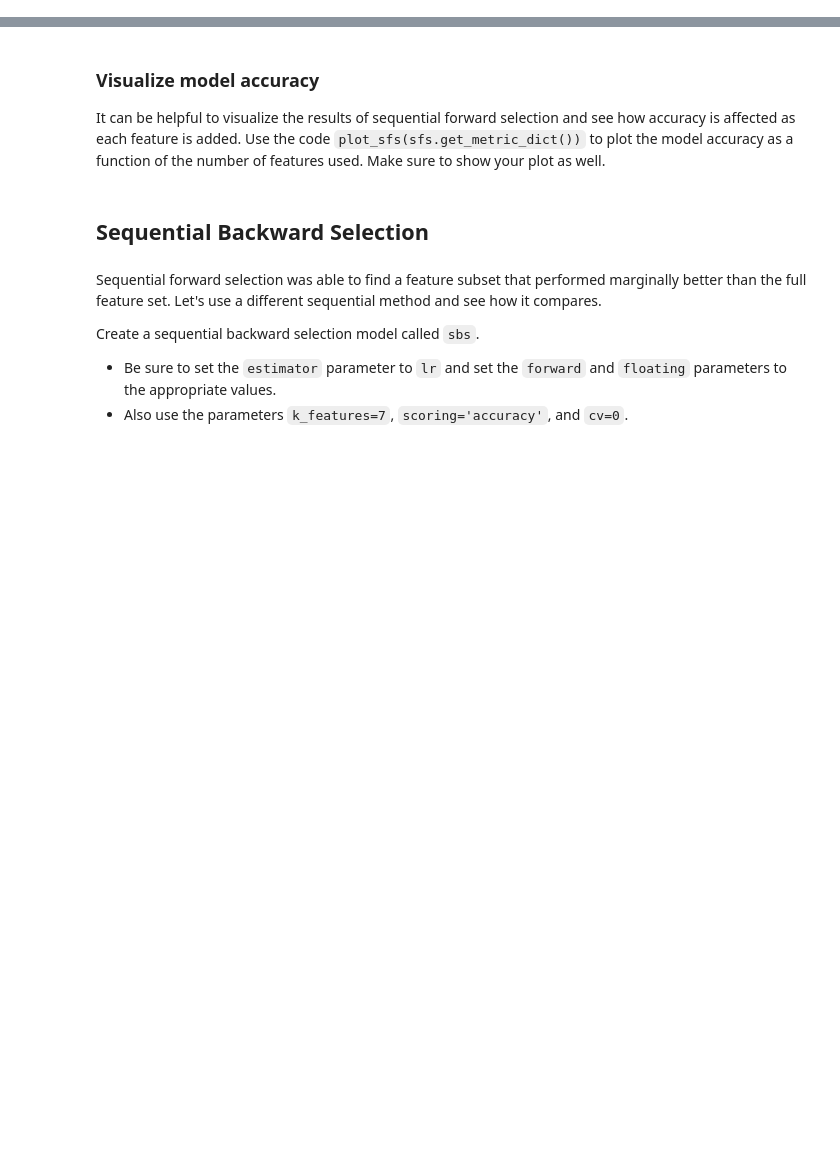
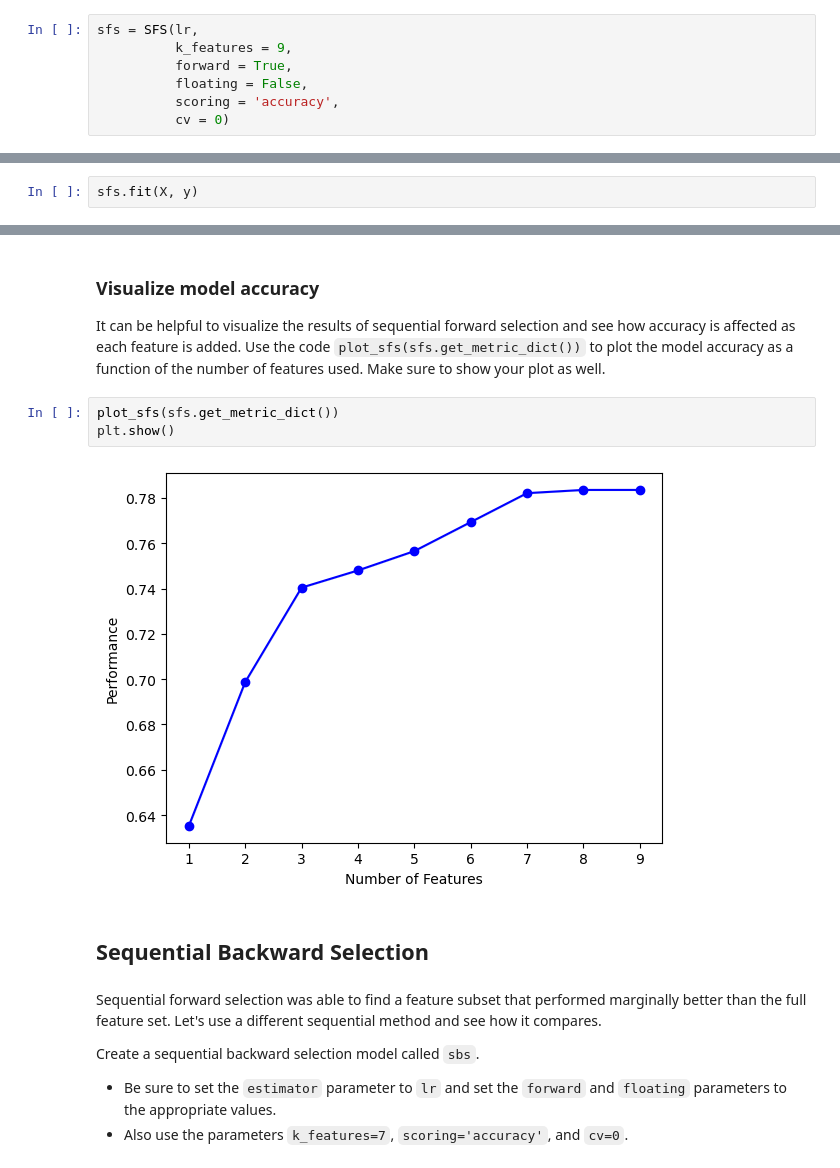
Before and after one commit to fatemehaa/DS-ML-Git-Projects, a Jupyter notebook: Wrapper Methods/Wrapper methods.ipynb, the cells around one changed output, grey strips where cells are left out. Saved outputs shown, nothing was run; the diff lists cells and outputs as text; blank space fills up the shorter version.

Commit message:
Perform Sequential Forward Selection method

```diff
--- a/Wrapper Methods/Wrapper methods.ipynb
+++ b/Wrapper Methods/Wrapper methods.ipynb
@@ -97,7 +97,16 @@ Now that you've created a logistic regression model and evaluated its performanc
 Create a sequential forward selection model called `sfs`.
 * Be sure to set the `estimator` parameter to `lr` and set the `forward` and `floating` parameters to the appropriate values.
 * Also use the parameters `k_features=9`, `scoring='accuracy'`, and `cv=0`.
+# %%
+sfs = SFS(lr,
+          k_features = 9,
+          forward = True,
+          floating = False,
+          scoring = 'accuracy',
+          cv = 0)
 # %% [markdown]
 ### Fit the model
 
 Use the `.fit()` method on `sfs` to fit the model to `X` and `y`. This step will take some time (not more than a minute) to run.
+# %%
+sfs.fit(X, y)
@@ -113,6 +163,11 @@ Use the dictionary `sfs.subsets_[9]` to print a tuple of chosen feature names. T
 ### Visualize model accuracy
 
 It can be helpful to visualize the results of sequential forward selection and see how accuracy is affected as each feature is added. Use the code `plot_sfs(sfs.get_metric_dict())` to plot the model accuracy as a function of the number of features used. Make sure to show your plot as well.
+# %%
+plot_sfs(sfs.get_metric_dict())
+plt.show()
+# %% [output]
+[figure, added]
 # %% [markdown]
 ## Sequential Backward Selection
 # %% [markdown]
```
Also changed, not shown: parts of 3 cells of this notebook.
